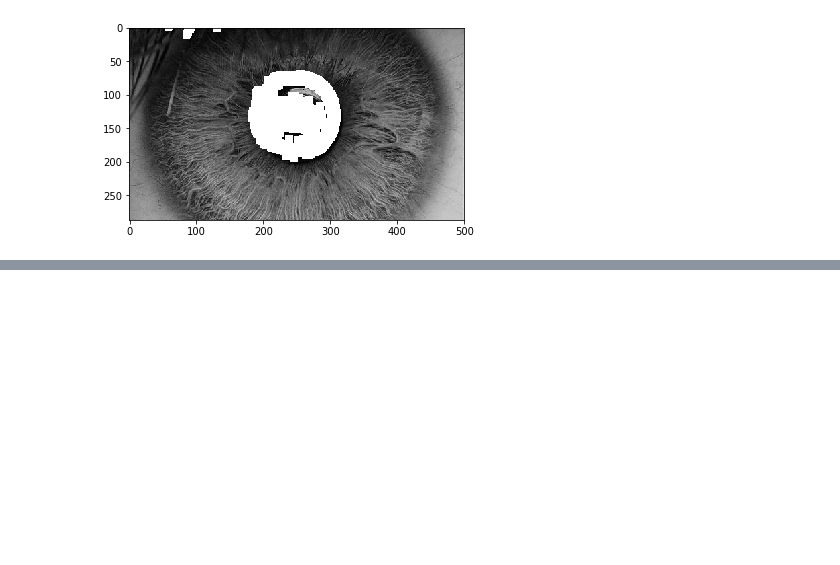
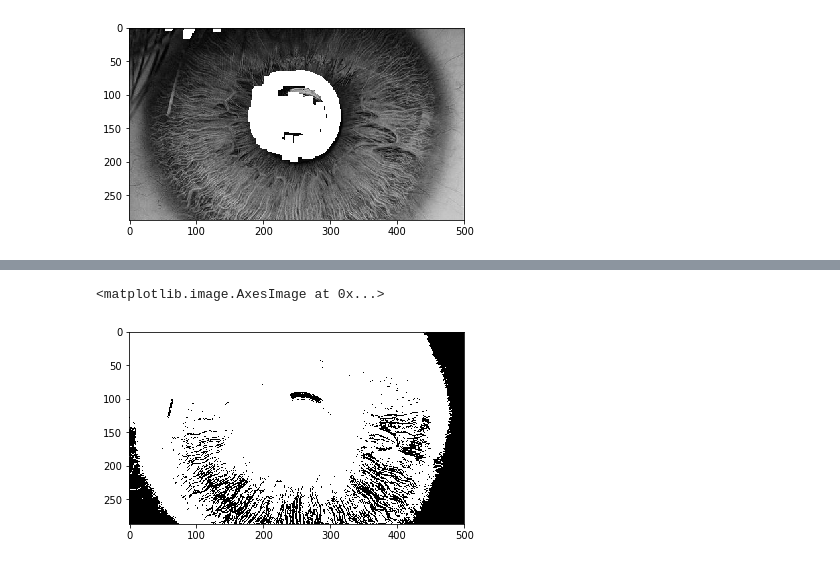
Before and after one commit to alcaster/Biometry-October, a Jupyter notebook: Operation on pixels.ipynb, the cells around one changed output, grey strips where cells are left out. Drawn from its saved outputs; the diff is of its cells as text; code cells hidden in the pictures; blank space fills up the shorter version.

```diff
--- a/Operation on pixels.ipynb
+++ b/Operation on pixels.ipynb
@@ -376,0 +401,6 @@ imshow(a)
+# %%
+sclera_mask1 = get_global_thresholding_simple(1-contrasted, 140)
+imshow(sclera_mask1)
+# %% [output]
+<matplotlib.image.AxesImage at 0x...>
+[figure, added]
```
Also changed, not shown: parts of 17 cells of this notebook.
